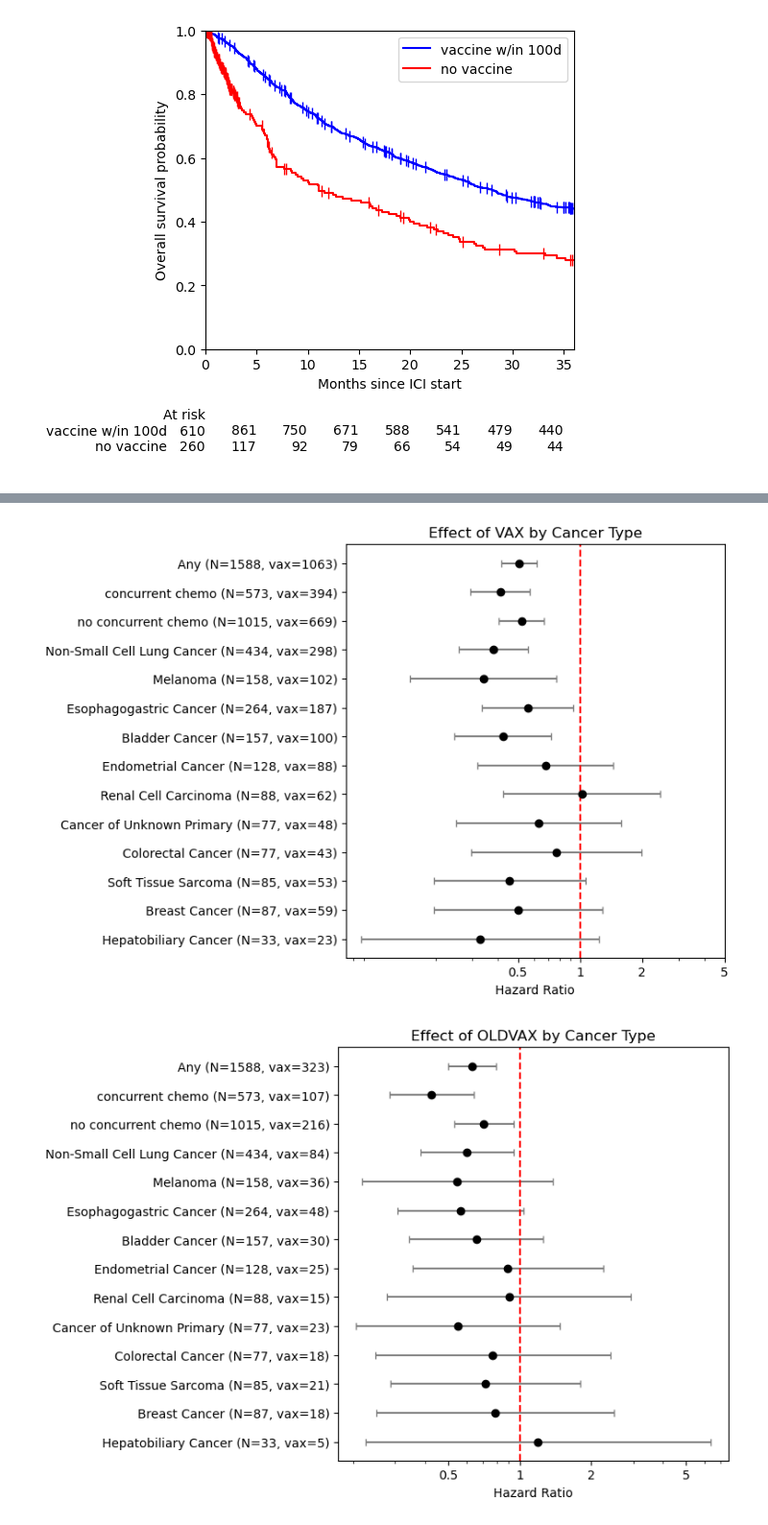
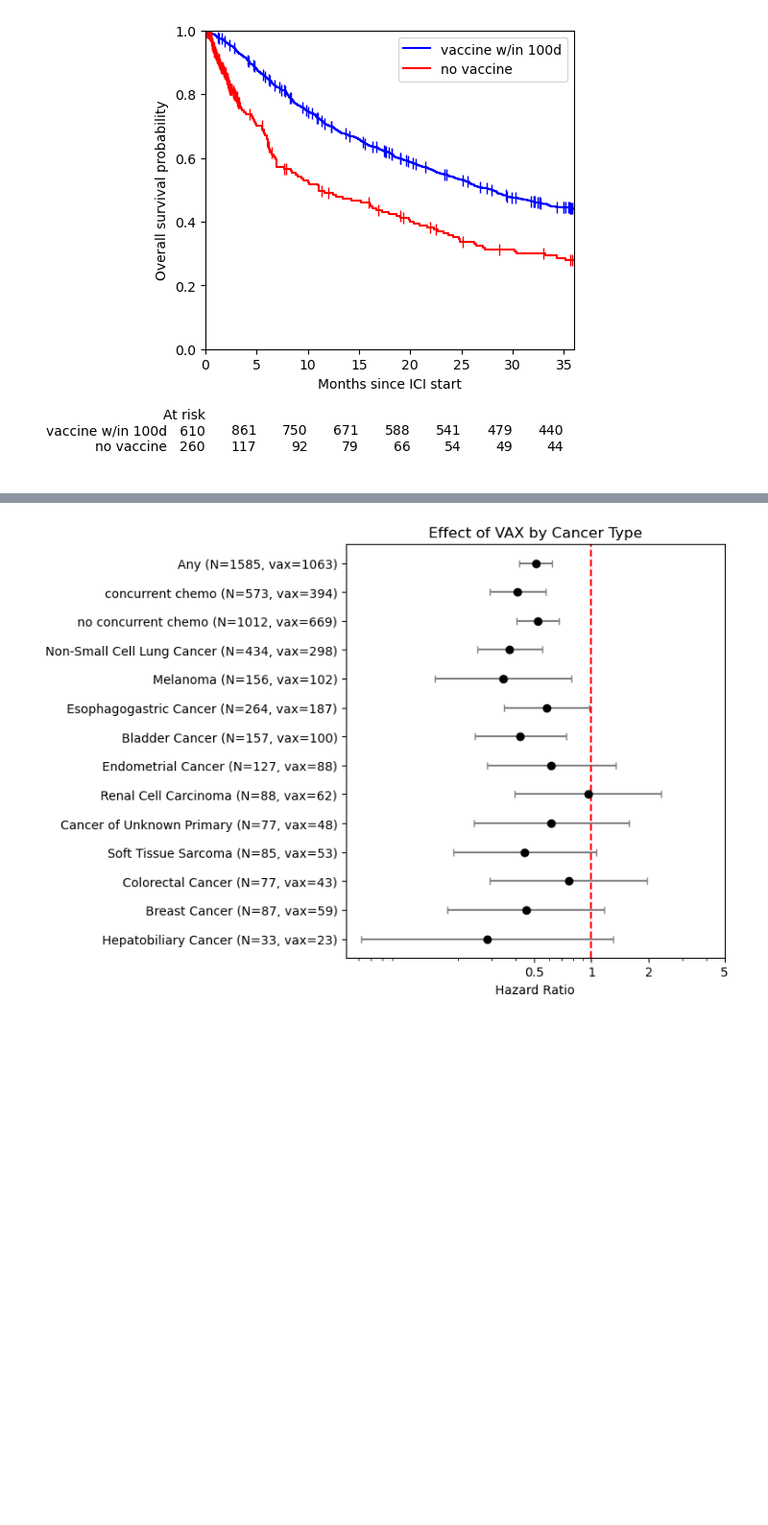
Before and after one commit to clinical-data-mining/covid_vaccine_io, a Jupyter notebook: analysis.ipynb, the cells around one changed output, grey strips where cells are left out. Shown at 96% size. Drawn from its saved outputs; the diff is of its cells as text; code cells hidden in the pictures; blank space fills up the shorter version.

Commit message:
removed OLDVAX from multivariate analysis

```diff
--- a/analysis.ipynb
+++ b/analysis.ipynb
@@ -133,14 +126,14 @@ pancan_set = ['Any','concurrent chemo','no concurrent chemo']
 subgroups = pancan_set + list(common_cancers)
 
 for c in subgroups:
-    mask = (df_master_io_cancer_TDC[c]) &\
+    mask = (df_master_io_cancer_TDC[c]) & ~df_master_io_cancer_TDC['OLDVAX'] &\
         (df_master_io_cancer_TDC['YEAR']==y)
     temp = df_master_io_cancer_TDC[mask]
 
     temp = temp[temp.stop > temp.start_wvax]
 
     cph = CoxPHFitter()
-    cols = ['VAX', 'OLDVAX', 'stop', 'dead', 'STAGE_DX_INT', 'ecog_parsed', 'dt_med-dx', 'AGE', 'start']
+    cols = ['VAX', 'stop', 'dead', 'STAGE_DX_INT', 'ecog_parsed', 'dt_med-dx', 'AGE', 'start']
     if c in pancan_set and len(common_cancers)>1:
         cols += list(common_cancers[:-1])
 
@@ -160,7 +153,7 @@ for c in subgroups:
         cph.fit(temp, duration_col='stop', event_col='dead', entry_col='start')
         summary = cph.summary
 
-        for var in ['VAX', 'OLDVAX']:
+        for var in ['VAX']:
             if var in summary.index:
                 hr = np.exp(summary.loc[var, 'coef'])
                 ci_lower = np.exp(summary.loc[var, 'coef lower 95%'])
@@ -224,8 +215,7 @@ for c in subgroups:
     ]
     n_total = len(temp)
     n_vax = temp['VAX'].sum()
-    n_oldvax = temp['OLDVAX'].sum()
-    counts.append({'Cancer': c, 'n_total': n_total, 'N_vax': n_vax, 'N_oldvax': n_oldvax})
+    counts.append({'Cancer': c, 'n_total': n_total, 'N_vax': n_vax})
 
 counts_df = pd.DataFrame(counts)
 
@@ -246,7 +236,6 @@ if not missing.empty:
 results_df['Cancer'] = pd.Categorical(results_df['Cancer'], categories=subgroups, ordered=True)
 
 results_vax = results_df[results_df['Variable'] == 'VAX'].sort_values('Cancer')
-results_oldvax = results_df[results_df['Variable'] == 'OLDVAX'].sort_values('Cancer')
 
 # --- Forest plot function ---
 def make_forest_plot(data, title, filename, vax_col):
@@ -266,42 +255,34 @@ def make_forest_plot(data, title, filename, vax_col):
         xerr=[data['HR'] - data['CI_lower'], data['CI_upper'] - data['HR']],
         fmt='o',
         color='black',
         ecolor='gray',
         capsize=3,
     )
 
     # Formatting
     ax.axvline(1, color='red', linestyle='--')
     ax.set_yticks(y_positions)
     ax.set_yticklabels(label_col)
     ax.set_xscale('log')
     ax.set_xticks([0.5, 1, 2, 5])
     ax.set_xticklabels(['0.5', '1', '2', '5'])
     ax.invert_yaxis()  # keeps "Any" on top
     ax.set_xlabel('Hazard Ratio')
     ax.set_title(title)
 
     plt.tight_layout()
     plt.savefig(filename, format='pdf')
     plt.show()
 
 # --- Create plots ---
 make_forest_plot(
     results_vax,
     "Effect of VAX by Cancer Type",
     f"covid_myforest_vax_{medlabel}_{y}.pdf",
     vax_col='N_vax'
 )
-
-make_forest_plot(
-    results_oldvax,
-    "Effect of OLDVAX by Cancer Type",
-    f"covid_myforest_oldvax_{medlabel}_{y}.pdf",
-    vax_col='N_oldvax'
-)
 # %% [output]
-[figure, old version]
+[figure, new version]
-[figure, removed]
 # %%
 # landmarked analysis
 fig, ax = plt.subplots(figsize=(6.5, 6))
```
Also changed, not shown: parts of 4 cells of this notebook, 3 other files.
